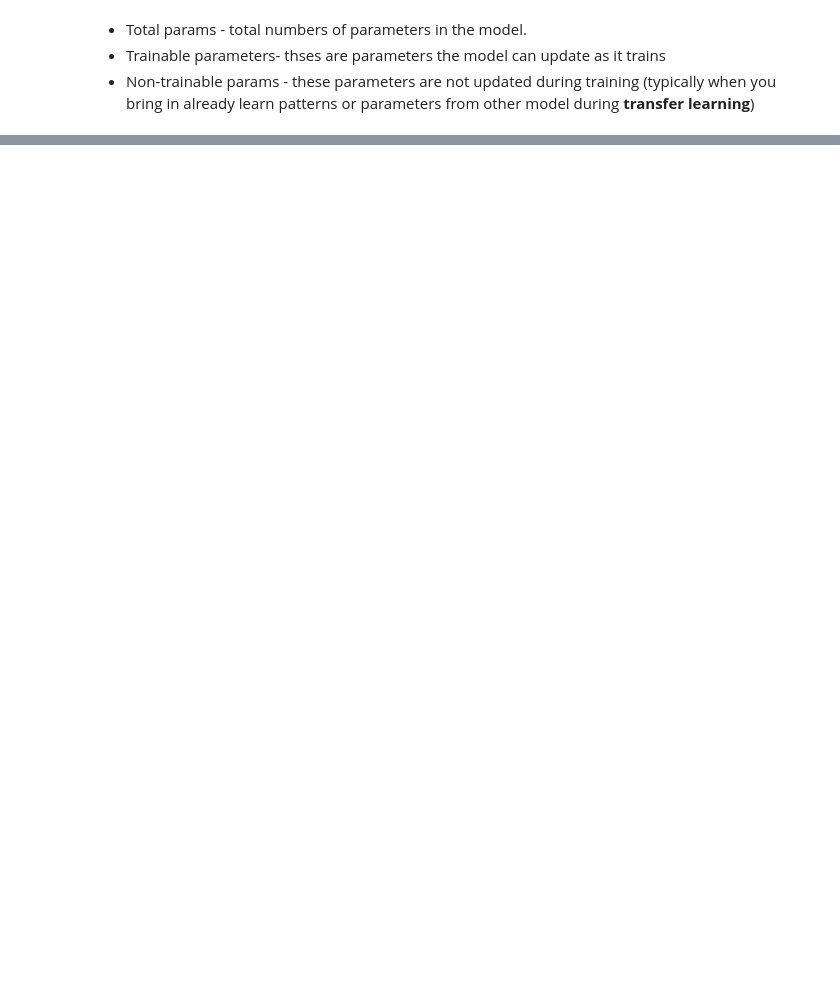
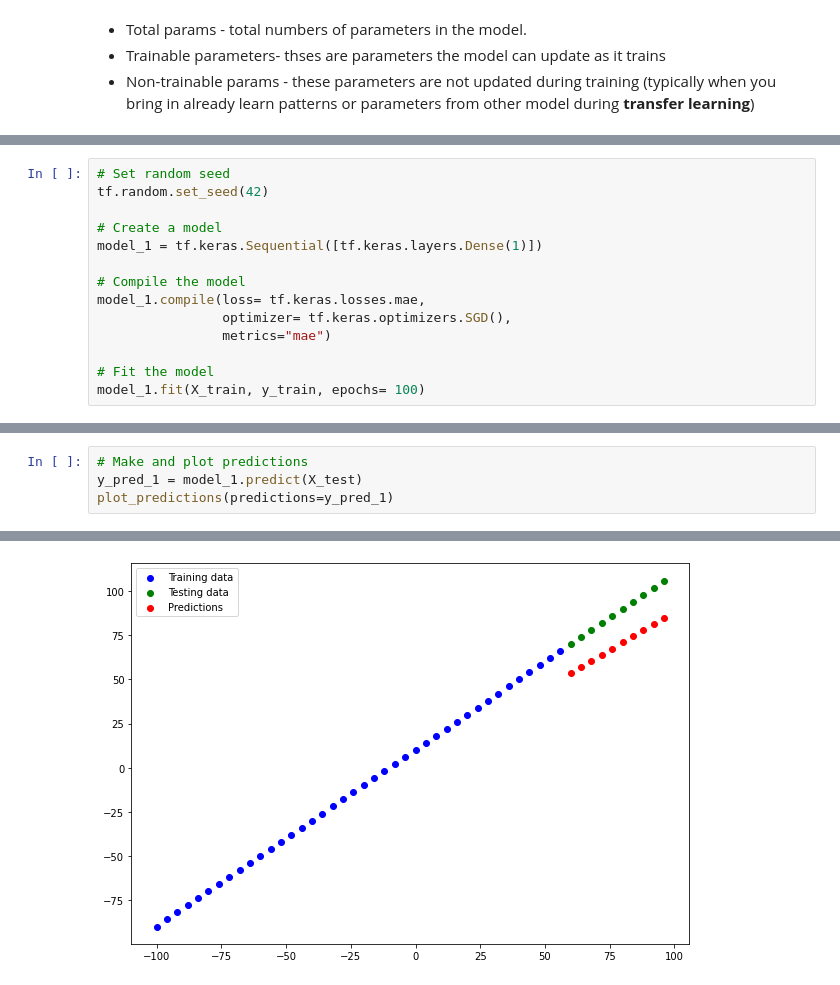
Before and after one commit to johan92lee/z2m-tf-tutorials, a Jupyter notebook: 01_neural_network_regression_with_tensor_flow.ipynb, the cells around one changed output, grey strips where cells are left out. Drawn from its saved outputs; the diff is of its cells as text; blank space fills up the shorter version.

```diff
--- a/01_neural_network_regression_with_tensor_flow.ipynb
+++ b/01_neural_network_regression_with_tensor_flow.ipynb
@@ -357,0 +537,14 @@ model.fit(X, y, epochs=100, verbose=0)
+# %%
+# Set random seed
+tf.random.set_seed(42)
+
+# Create a model
+model_1 = tf.keras.Sequential([tf.keras.layers.Dense(1)])
+
+# Compile the model
+model_1.compile(loss= tf.keras.losses.mae,
+                optimizer= tf.keras.optimizers.SGD(),
+                metrics="mae")
+
+# Fit the model
+model_1.fit(X_train, y_train, epochs= 100)
@@ -357,0 +570,5 @@ model.fit(X, y, epochs=100, verbose=0)
+# %%
+# Make and plot predictions
+y_pred_1 = model_1.predict(X_test)
+plot_predictions(predictions=y_pred_1)
+# %% [output]
@@ -357,0 +576 @@ model.fit(X, y, epochs=100, verbose=0)
+[figure, added]
```
Also changed, not shown: parts of 56 cells of this notebook.
